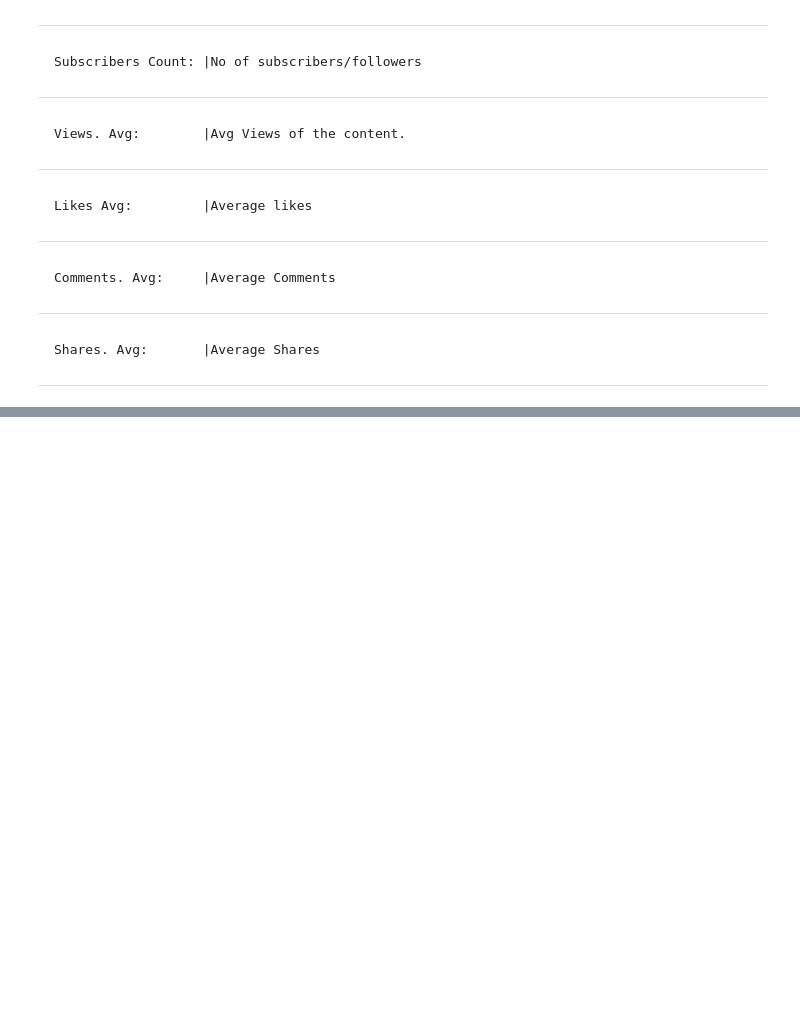
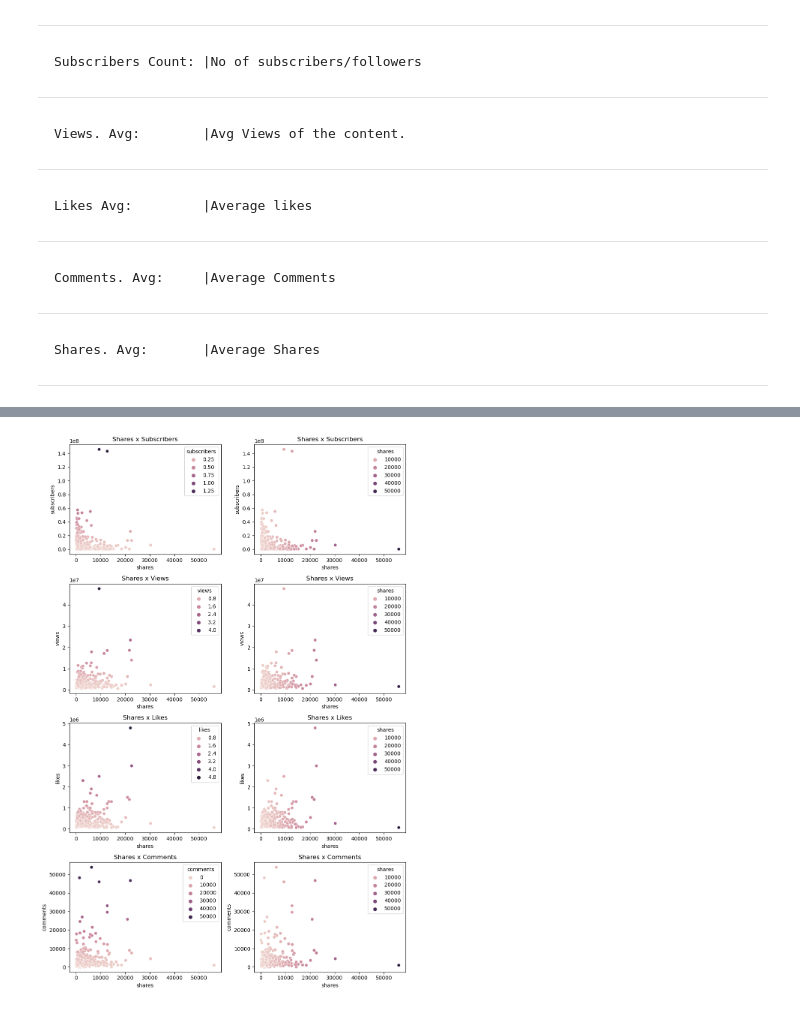
Before and after one commit to adriananuncio/individual_project, a Jupyter notebook: final_notebook.ipynb, the cells around one changed output, grey strips where cells are left out. Saved outputs shown, nothing was run; the diff lists cells and outputs as text; code cells hidden in the pictures; blank space fills up the shorter version.

```diff
--- a/final_notebook.ipynb
+++ b/final_notebook.ipynb
@@ -38,0 +129,4 @@ __Data Dictionary:__
+# %%
+visuals.x_var_by_shares(X_train)
+# %% [output]
+[figure, added]
```
Also changed, not shown: parts of 32 cells of this notebook, 2 other files.
